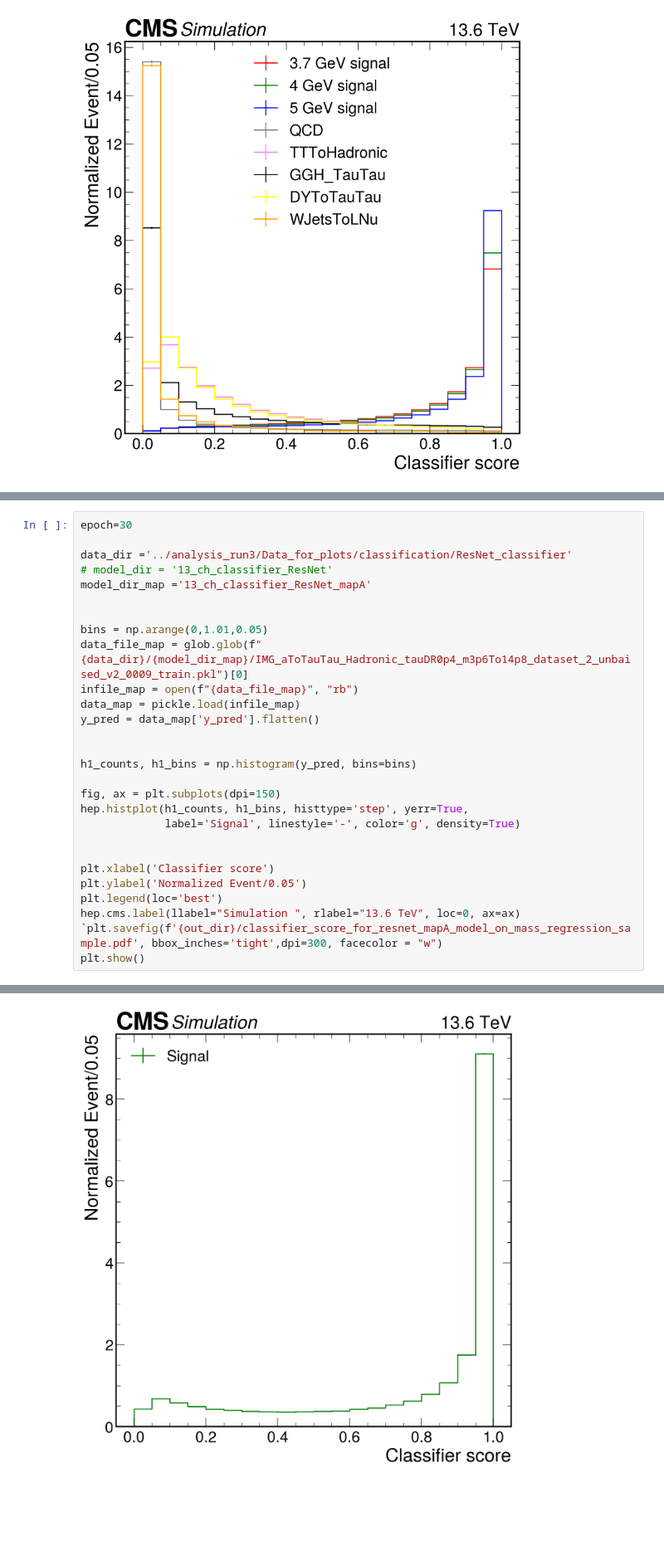
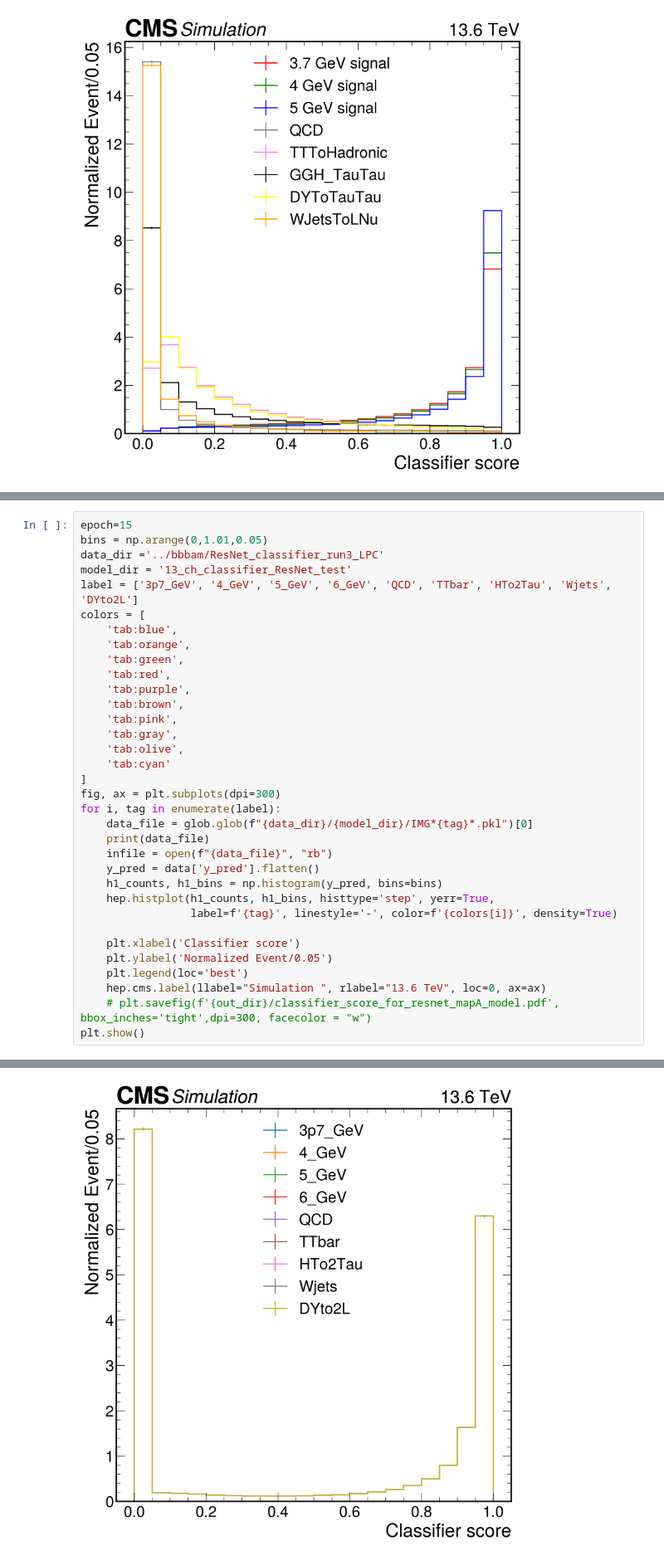
Before and after one commit to bhbam/H_AA_CLuster_jupyter_notebooks, a Jupyter notebook: AN_classifier.ipynb, the cells around one changed output, grey strips where cells are left out. Shown at 83% size. Cells and saved outputs as stored; diff of their text form; blank space fills up the shorter version.

Commit message:
signal background classifier

```diff
--- a/AN_classifier.ipynb
+++ b/AN_classifier.ipynb
@@ -202,29 +308,35 @@ plt.show()
 # %%
-epoch=30
+epoch=15
+bins = np.arange(0,1.01,0.05)
+data_dir ='../bbbam/ResNet_classifier_run3_LPC'
+model_dir = '13_ch_classifier_ResNet_test'
+label = ['3p7_GeV', '4_GeV', '5_GeV', '6_GeV', 'QCD', 'TTbar', 'HTo2Tau', 'Wjets', 'DYto2L']
+colors = [
+    'tab:blue',
+    'tab:orange',
+    'tab:green',
+    'tab:red',
+    'tab:purple',
+    'tab:brown',
+    'tab:pink',
+    'tab:gray',
+    'tab:olive',
+    'tab:cyan'
+]
+fig, ax = plt.subplots(dpi=300)
+for i, tag in enumerate(label):
+    data_file = glob.glob(f"{data_dir}/{model_dir}/IMG*{tag}*.pkl")[0]
+    print(data_file)
+    infile = open(f"{data_file}", "rb")
+    y_pred = data['y_pred'].flatten()
+    h1_counts, h1_bins = np.histogram(y_pred, bins=bins)
+    hep.histplot(h1_counts, h1_bins, histtype='step', yerr=True,
+                 label=f'{tag}', linestyle='-', color=f'{colors[i]}', density=True)
 
-data_dir ='../analysis_run3/Data_for_plots/classification/ResNet_classifier'
-# model_dir = '13_ch_classifier_ResNet'
-model_dir_map ='13_ch_classifier_ResNet_mapA'
-
-
-bins = np.arange(0,1.01,0.05)
-data_file_map = glob.glob(f"{data_dir}/{model_dir_map}/IMG_aToTauTau_Hadronic_tauDR0p4_m3p6To14p8_dataset_2_unbaised_v2_0009_train.pkl")[0]
-infile_map = open(f"{data_file_map}", "rb")
-data_map = pickle.load(infile_map)
-y_pred = data_map['y_pred'].flatten()
-
-
-h1_counts, h1_bins = np.histogram(y_pred, bins=bins)
-
-fig, ax = plt.subplots(dpi=150)
-hep.histplot(h1_counts, h1_bins, histtype='step', yerr=True,
-             label='Signal', linestyle='-', color='g', density=True)
-
-
-plt.xlabel('Classifier score')
-plt.ylabel('Normalized Event/0.05')
-plt.legend(loc='best')
-hep.cms.label(llabel="Simulation ", rlabel="13.6 TeV", loc=0, ax=ax)
-`plt.savefig(f'{out_dir}/classifier_score_for_resnet_mapA_model_on_mass_regression_sample.pdf', bbox_inches='tight',dpi=300, facecolor = "w")
+    plt.xlabel('Classifier score')
+    plt.ylabel('Normalized Event/0.05')
+    plt.legend(loc='best')
+    hep.cms.label(llabel="Simulation ", rlabel="13.6 TeV", loc=0, ax=ax)
+    # plt.savefig(f'{out_dir}/classifier_score_for_resnet_mapA_model.pdf', bbox_inches='tight',dpi=300, facecolor = "w")
 plt.show()
 # %% [output]
@@ -231 +352 @@ plt.show()
-[figure, old version]
+[figure, new version]
```
Also changed, not shown: parts of 6 cells of this notebook.
